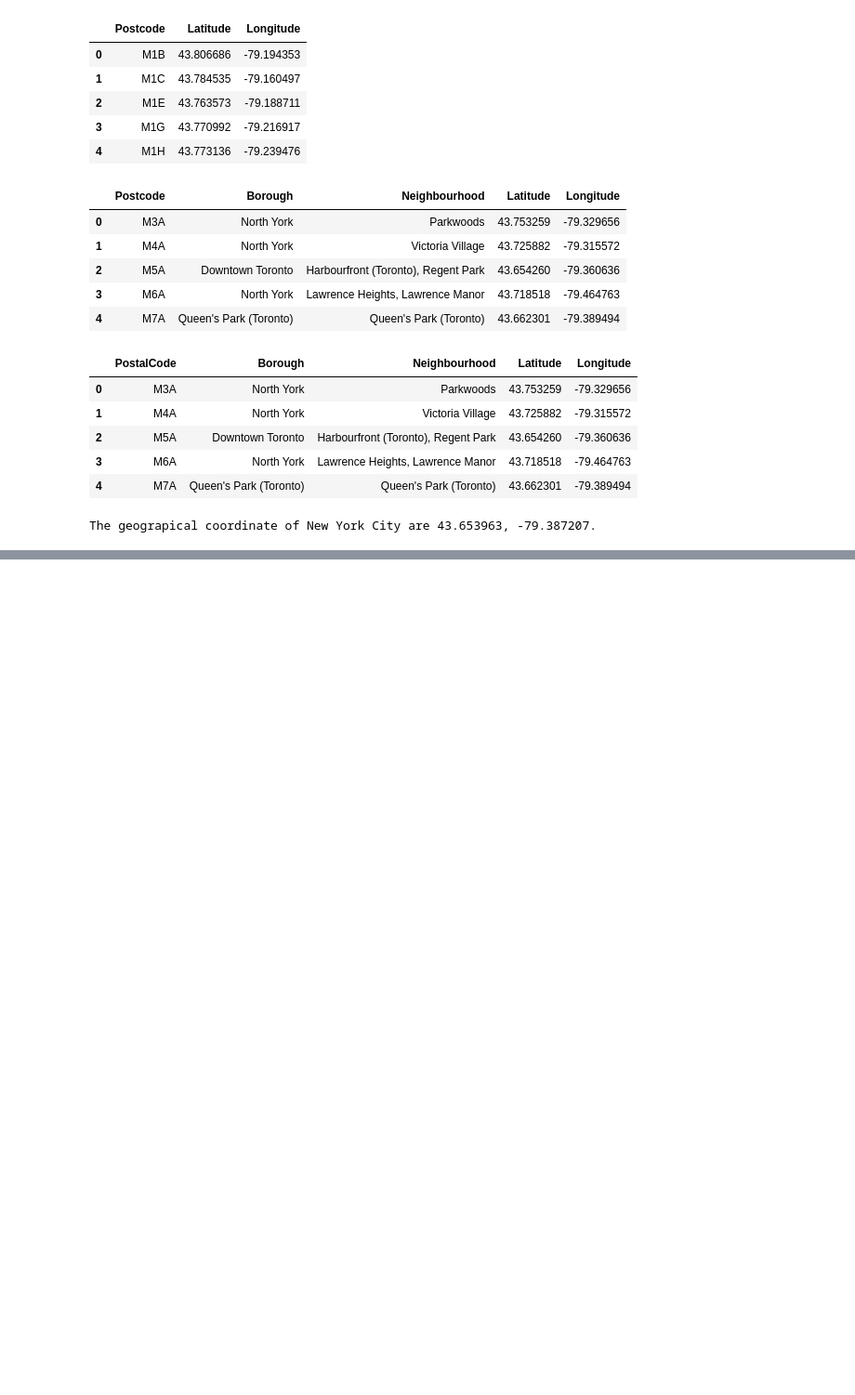
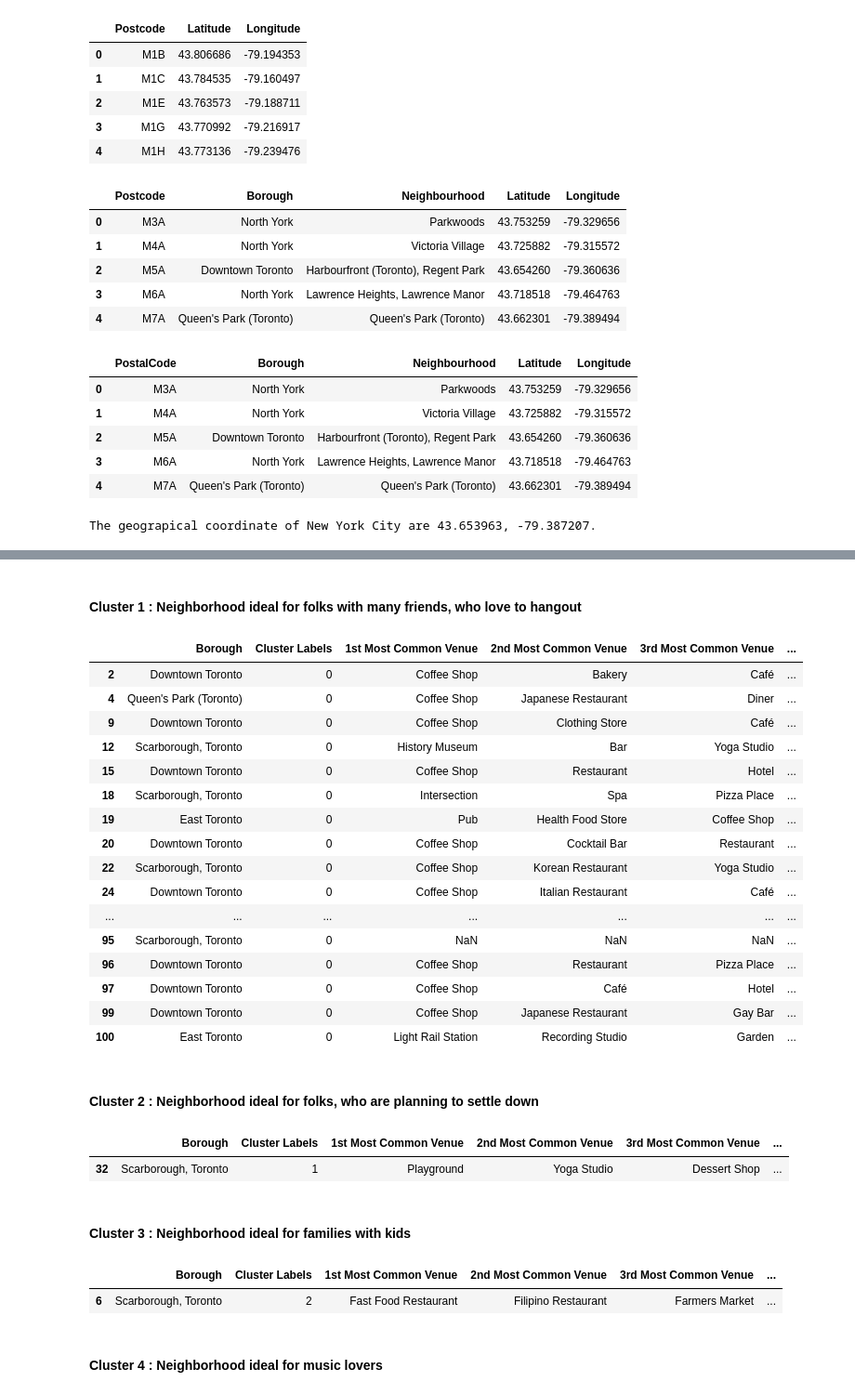
Before and after one commit to YegorKartcev/Segmenting-and-Clustering-Neighborhoods-in-the-city-of-Toronto-Canada, a Jupyter notebook: Segmenting and Clustering Neighborhoods.ipynb, the cells around one changed output, grey strips where cells are left out. Shown: that part at 93% size. Drawn from its saved outputs; the diff is of its cells as text; code cells hidden in the pictures; blank space fills up the shorter version.

```diff
--- a/Segmenting and Clustering Neighborhoods.ipynb
+++ b/Segmenting and Clustering Neighborhoods.ipynb
@@ -265,0 +501,27 @@ map_newyork
+# %%
+def return_most_common_venues(row, num_top_venues):
+    row_categories = row.iloc[1:]
+    row_categories_sorted = row_categories.sort_values(ascending=False)
+
+    return row_categories_sorted.index.values[0:num_top_venues]
+# %%
+num_top_venues = 10
+
+indicators = ['st', 'nd', 'rd']
+
+# create columns according to number of top venues
+columns = ['Neighbourhood']
+for ind in np.arange(num_top_venues):
+    try:
+        columns.append('{}{} Most Common Venue'.format(ind+1, indicators[ind]))
+    except:
+        columns.append('{}th Most Common Venue'.format(ind+1))
+
+# create a new dataframe
+neighborhoods_venues_sorted = pd.DataFrame(columns=columns)
+neighborhoods_venues_sorted['Neighbourhood'] = Toronto_grouped['Neighbourhood']
+
+for ind in np.arange(Toronto_grouped.shape[0]):
+    neighborhoods_venues_sorted.iloc[ind, 1:] = return_most_common_venues(Toronto_grouped.iloc[ind, :], num_top_venues)
+
+neighborhoods_venues_sorted.head()
@@ -265,0 +537,8 @@ map_newyork
+# %%
+kclusters = 5
+Toronto_grouped_clustering = Toronto_grouped.drop('Neighbourhood', 1)
+kmeans = KMeans(n_clusters=kclusters, random_state=0).fit(Toronto_grouped_clustering)
+neighborhoods_venues_sorted.insert(0, 'Cluster Labels', kmeans.labels_)
+Toronto_merged = df
+Toronto_merged = Toronto_merged.join(neighborhoods_venues_sorted.set_index('Neighbourhood'), on='Neighbourhood')
+Toronto_merged.head()
@@ -265,0 +561,4 @@ map_newyork
+# %%
+Toronto_merged['Cluster Labels'] = Toronto_merged['Cluster Labels'].fillna(0)
+Toronto_merged['Cluster Labels'] = Toronto_merged['Cluster Labels'].astype(int)
+Toronto_merged.head()
@@ -265,0 +602,38 @@ map_newyork
+# %% [markdown]
+#### Cluster 1 : Neighborhood ideal for folks with many friends, who love to hangout
+# %%
+Toronto_merged.loc[Toronto_merged['Cluster Labels'] == 0, Toronto_merged.columns[[1] + list(range(5, Toronto_merged.shape[1]))]]
+# %% [output]
+|  | Borough | Cluster Labels | 1st Most Common Venue | 2nd Most Common Venue | 3rd Most Common Venue | ... |
+| 2 | Downtown Toronto | 0 | Coffee Shop | Bakery | Café | ... |
+| 4 | Queen's Park (Toronto) | 0 | Coffee Shop | Japanese Restaurant | Diner | ... |
+| 9 | Downtown Toronto | 0 | Coffee Shop | Clothing Store | Café | ... |
+| 12 | Scarborough, Toronto | 0 | History Museum | Bar | Yoga Studio | ... |
+| 15 | Downtown Toronto | 0 | Coffee Shop | Restaurant | Hotel | ... |
+| 18 | Scarborough, Toronto | 0 | Intersection | Spa | Pizza Place | ... |
+| 19 | East Toronto | 0 | Pub | Health Food Store | Coffee Shop | ... |
+| 20 | Downtown Toronto | 0 | Coffee Shop | Cocktail Bar | Restaurant | ... |
+| 22 | Scarborough, Toronto | 0 | Coffee Shop | Korean Restaurant | Yoga Studio | ... |
+| 24 | Downtown Toronto | 0 | Coffee Shop | Italian Restaurant | Café | ... |
+| ... | ... | ... | ... | ... | ... | ... |
+| 95 | Scarborough, Toronto | 0 | NaN | NaN | NaN | ... |
+| 96 | Downtown Toronto | 0 | Coffee Shop | Restaurant | Pizza Place | ... |
+| 97 | Downtown Toronto | 0 | Coffee Shop | Café | Hotel | ... |
+| 99 | Downtown Toronto | 0 | Coffee Shop | Japanese Restaurant | Gay Bar | ... |
+| 100 | East Toronto | 0 | Light Rail Station | Recording Studio | Garden | ... |
+# %% [markdown]
+#### Cluster 2 : Neighborhood ideal for folks, who are planning to settle down
+# %%
+Toronto_merged.loc[Toronto_merged['Cluster Labels'] == 1, Toronto_merged.columns[[1] + list(range(5, Toronto_merged.shape[1]))]]
+# %% [output]
+|  | Borough | Cluster Labels | 1st Most Common Venue | 2nd Most Common Venue | 3rd Most Common Venue | ... |
+| 32 | Scarborough, Toronto | 1 | Playground | Yoga Studio | Dessert Shop | ... |
+# %% [markdown]
+#### Cluster 3 : Neighborhood ideal for families with kids
+# %%
+Toronto_merged.loc[Toronto_merged['Cluster Labels'] == 2, Toronto_merged.columns[[1] + list(range(5, Toronto_merged.shape[1]))]]
+# %% [output]
+|  | Borough | Cluster Labels | 1st Most Common Venue | 2nd Most Common Venue | 3rd Most Common Venue | ... |
+| 6 | Scarborough, Toronto | 2 | Fast Food Restaurant | Filipino Restaurant | Farmers Market | ... |
+# %% [markdown]
+#### Cluster 4 : Neighborhood ideal for music lovers
```
Also changed, not shown: parts of 29 cells of this notebook.
